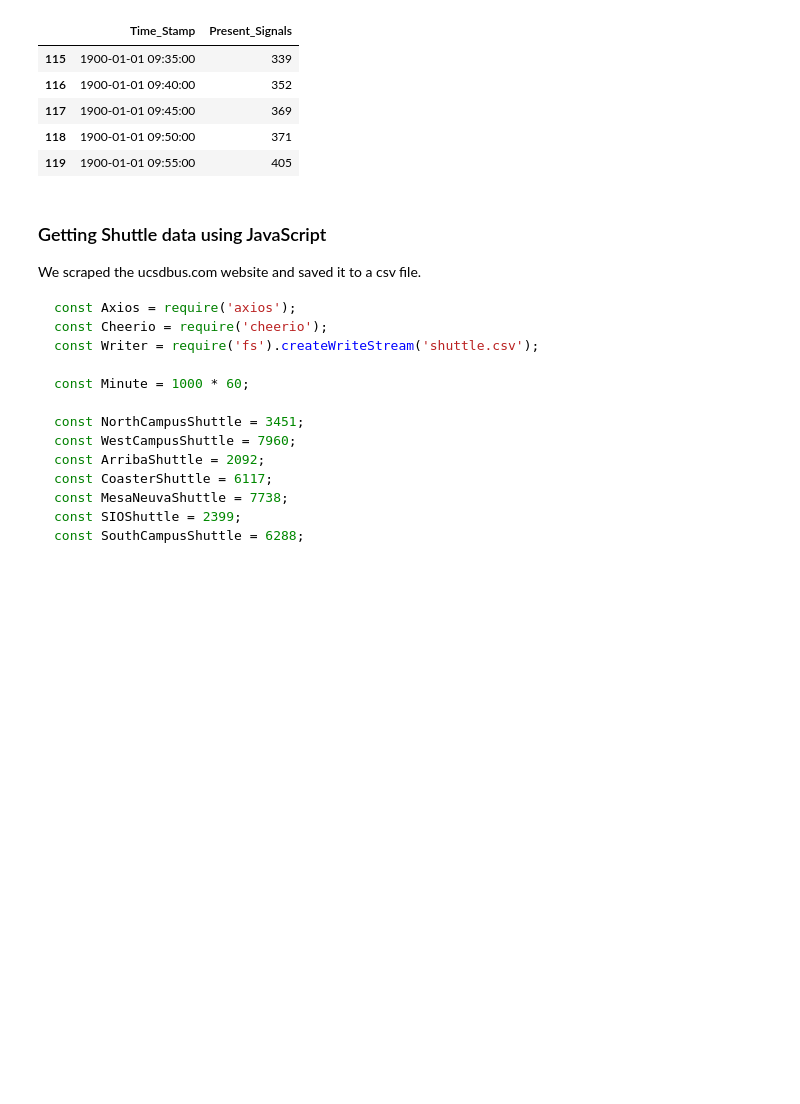
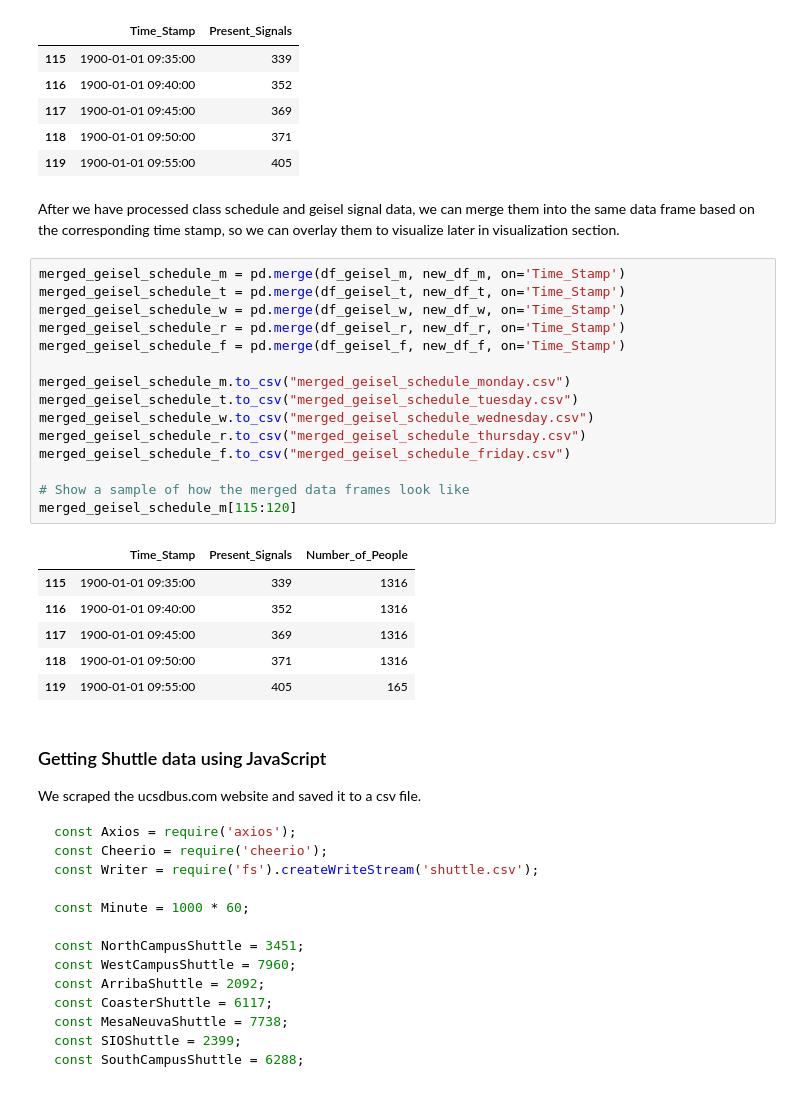
Before and after one commit to kelvinluime/Pr_059, a Jupyter notebook: FinalProject.ipynb, the cells around one changed output. Cells and saved outputs as stored; diff of their text form; blank space fills up the shorter version.

```diff
--- a/FinalProject.ipynb
+++ b/FinalProject.ipynb
@@ -894,6 +881,30 @@ df_geisel_m[115:120]
 | 117 | 1900-01-01 09:45:00 | 369 |
 | 118 | 1900-01-01 09:50:00 | 371 |
 | 119 | 1900-01-01 09:55:00 | 405 |
+# %% [markdown]
+After we have processed class schedule and geisel signal data, we can merge them into the same data frame based on the corresponding time stamp, so we can overlay them to visualize later in visualization section.
+# %%
+merged_geisel_schedule_m = pd.merge(df_geisel_m, new_df_m, on='Time_Stamp')
+merged_geisel_schedule_t = pd.merge(df_geisel_t, new_df_t, on='Time_Stamp')
+merged_geisel_schedule_w = pd.merge(df_geisel_w, new_df_w, on='Time_Stamp')
+merged_geisel_schedule_r = pd.merge(df_geisel_r, new_df_r, on='Time_Stamp')
+merged_geisel_schedule_f = pd.merge(df_geisel_f, new_df_f, on='Time_Stamp')
+
+merged_geisel_schedule_m.to_csv("merged_geisel_schedule_monday.csv")
+merged_geisel_schedule_t.to_csv("merged_geisel_schedule_tuesday.csv")
+merged_geisel_schedule_w.to_csv("merged_geisel_schedule_wednesday.csv")
+merged_geisel_schedule_r.to_csv("merged_geisel_schedule_thursday.csv")
+merged_geisel_schedule_f.to_csv("merged_geisel_schedule_friday.csv")
+
+# Show a sample of how the merged data frames look like
+merged_geisel_schedule_m[115:120]
+# %% [output]
+|  | Time_Stamp | Present_Signals | Number_of_People |
+| 115 | 1900-01-01 09:35:00 | 339 | 1316 |
+| 116 | 1900-01-01 09:40:00 | 352 | 1316 |
+| 117 | 1900-01-01 09:45:00 | 369 | 1316 |
+| 118 | 1900-01-01 09:50:00 | 371 | 1316 |
+| 119 | 1900-01-01 09:55:00 | 405 | 165 |
 # %% [markdown]
 ### Getting Shuttle data using JavaScript
 
```
Also changed, not shown: parts of 23 cells of this notebook, 10 other files.
